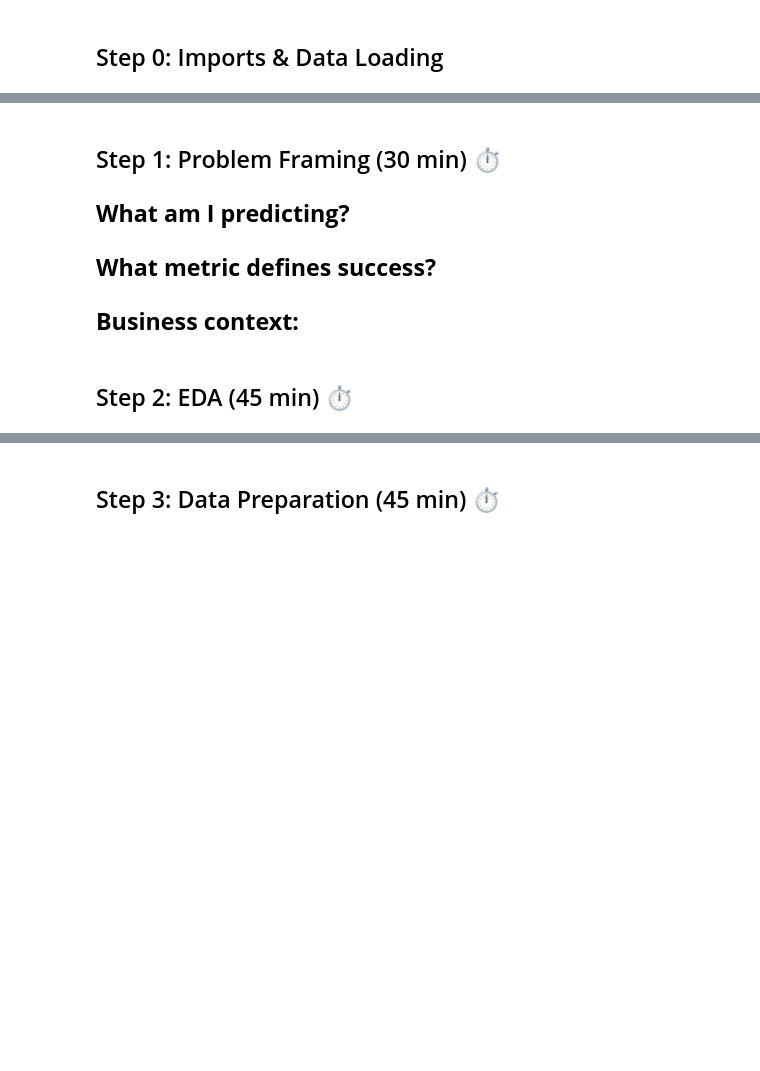
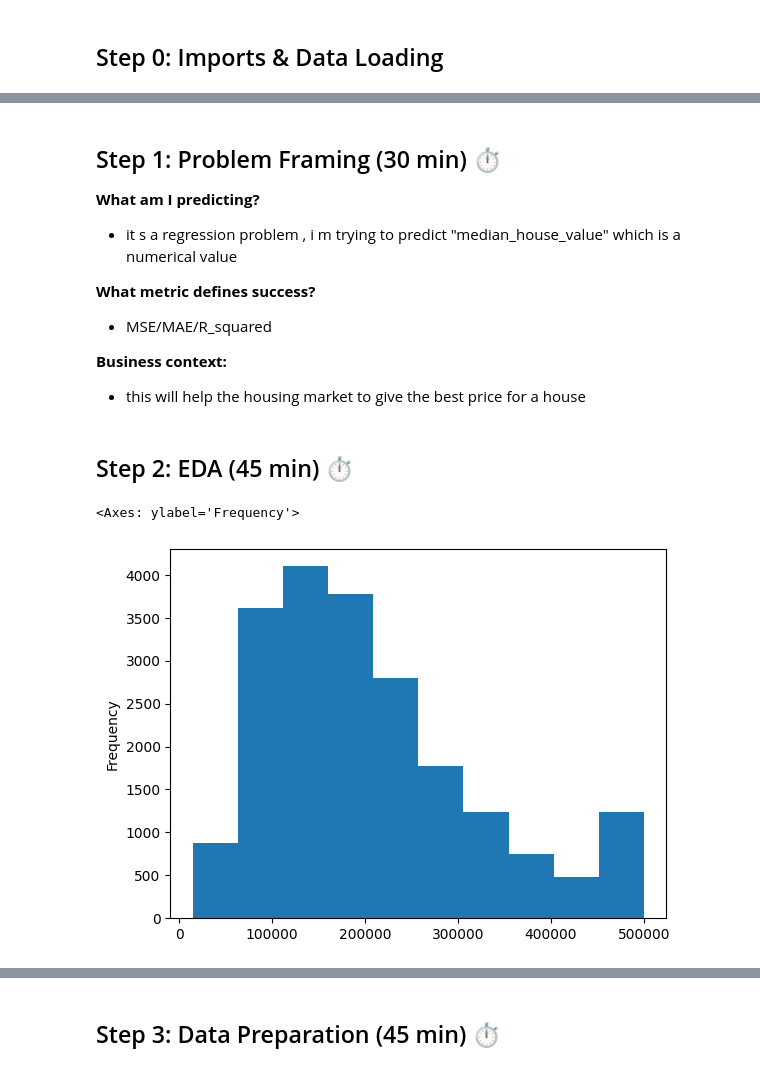
Before and after one commit to zakariabouy/Practice-Makes-Perfect, a Jupyter notebook: 30_Datasets_Challenge/02_House_Prices/house_prices_from_scratch.ipynb, the cells around one changed output, grey strips where cells are left out. Cells and saved outputs as stored; diff of their text form; code cells hidden in the pictures; blank space fills up the shorter version.

```diff
--- a/30_Datasets_Challenge/02_House_Prices/house_prices_from_scratch.ipynb
+++ b/30_Datasets_Challenge/02_House_Prices/house_prices_from_scratch.ipynb
@@ -26,14 +34,18 @@ df.head()
 ## Step 1: Problem Framing (30 min) ⏱️
 
 **What am I predicting?**
--
+- it s a regression problem , i m trying to predict "median_house_value" which is a numerical value
 
 **What metric defines success?**
--
+- MSE/MAE/R_squared
 
 **Business context:**
--
+- this will help the housing market to give the best price for a house
 # %% [markdown]
 ## Step 2: EDA (45 min) ⏱️
 # %%
 # Target distribution
+df['median_house_value'].plot(kind='hist')
+# %% [output]
+<Axes: ylabel='Frequency'>
+[figure, added]
```
Also changed, not shown: parts of 19 cells of this notebook, 1 other file.
